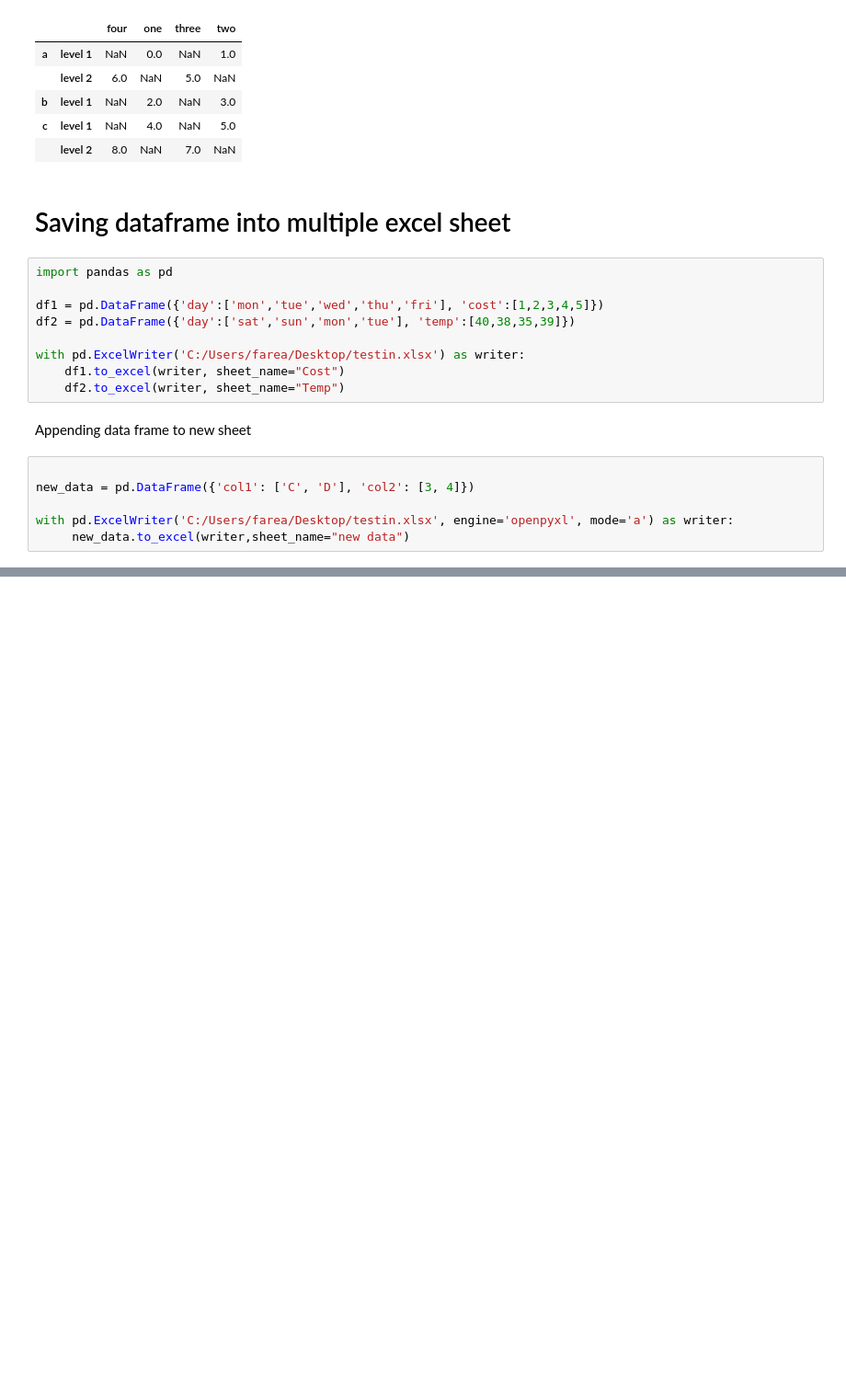
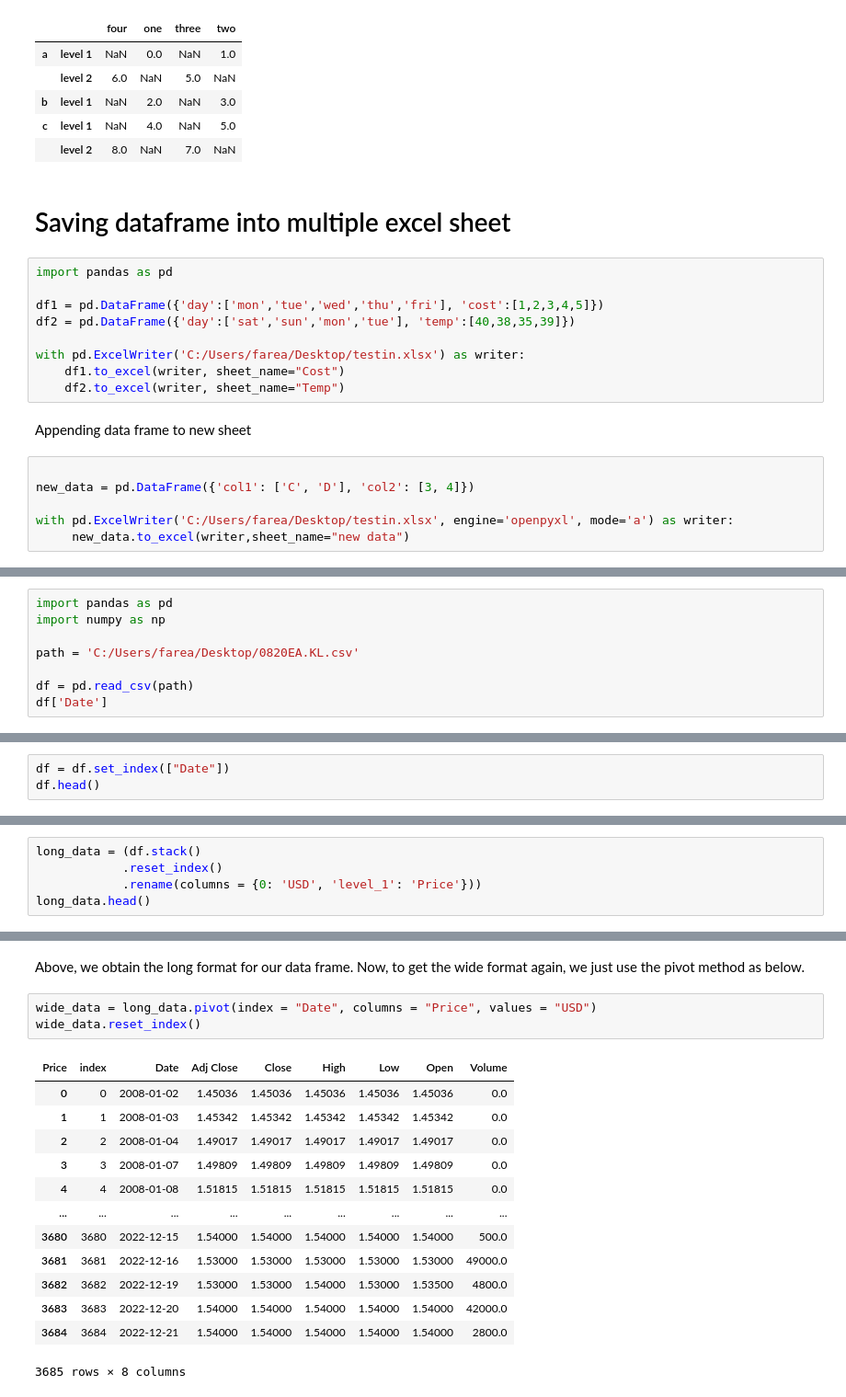
Before and after one commit to FaizAzhar/DataScience-studies, a Jupyter notebook: Notebook Tutorial.ipynb, the cells around one changed output, grey strips where cells are left out. Shown at 92% size. Cells and saved outputs as stored; diff of their text form; blank space fills up the shorter version.

```diff
--- a/Notebook Tutorial.ipynb
+++ b/Notebook Tutorial.ipynb
@@ -1129,0 +1134,8 @@ For the mean time,  I'm still looking ways to directly append dataframe into exi
+# %%
+import pandas as pd
+import numpy as np
+
+path = 'C:/Users/farea/Desktop/0820EA.KL.csv'
+
+df = pd.read_csv(path)
+df['Date']
@@ -1129,0 +1155,3 @@ For the mean time,  I'm still looking ways to directly append dataframe into exi
+# %%
+df = df.set_index(["Date"])
+df.head()
@@ -1129,0 +1166,5 @@ For the mean time,  I'm still looking ways to directly append dataframe into exi
+# %%
+long_data = (df.stack()
+            .reset_index()
+            .rename(columns = {0: 'USD', 'level_1': 'Price'}))
+long_data.head()
@@ -1129,0 +1178,19 @@ For the mean time,  I'm still looking ways to directly append dataframe into exi
+# %% [markdown]
+Above, we obtain the long format for our data frame. Now, to get the wide format again, we just use the pivot method as below.
+# %%
+wide_data = long_data.pivot(index = "Date", columns = "Price", values = "USD")
+wide_data.reset_index()
+# %% [output]
+| Price | index | Date | Adj Close | Close | High | Low | Open | Volume |
+| 0 | 0 | 2008-01-02 | 1.45036 | 1.45036 | 1.45036 | 1.45036 | 1.45036 | 0.0 |
+| 1 | 1 | 2008-01-03 | 1.45342 | 1.45342 | 1.45342 | 1.45342 | 1.45342 | 0.0 |
+| 2 | 2 | 2008-01-04 | 1.49017 | 1.49017 | 1.49017 | 1.49017 | 1.49017 | 0.0 |
+| 3 | 3 | 2008-01-07 | 1.49809 | 1.49809 | 1.49809 | 1.49809 | 1.49809 | 0.0 |
+| 4 | 4 | 2008-01-08 | 1.51815 | 1.51815 | 1.51815 | 1.51815 | 1.51815 | 0.0 |
+| ... | ... | ... | ... | ... | ... | ... | ... | ... |
+| 3680 | 3680 | 2022-12-15 | 1.54000 | 1.54000 | 1.54000 | 1.54000 | 1.54000 | 500.0 |
+| 3681 | 3681 | 2022-12-16 | 1.53000 | 1.53000 | 1.53000 | 1.53000 | 1.53000 | 49000.0 |
+| 3682 | 3682 | 2022-12-19 | 1.53000 | 1.53000 | 1.54000 | 1.53000 | 1.53500 | 4800.0 |
+| 3683 | 3683 | 2022-12-20 | 1.54000 | 1.54000 | 1.54000 | 1.54000 | 1.54000 | 42000.0 |
+| 3684 | 3684 | 2022-12-21 | 1.54000 | 1.54000 | 1.54000 | 1.54000 | 1.54000 | 2800.0 |
+3685 rows × 8 columns
```
Also changed, not shown: parts of 10 cells of this notebook.
